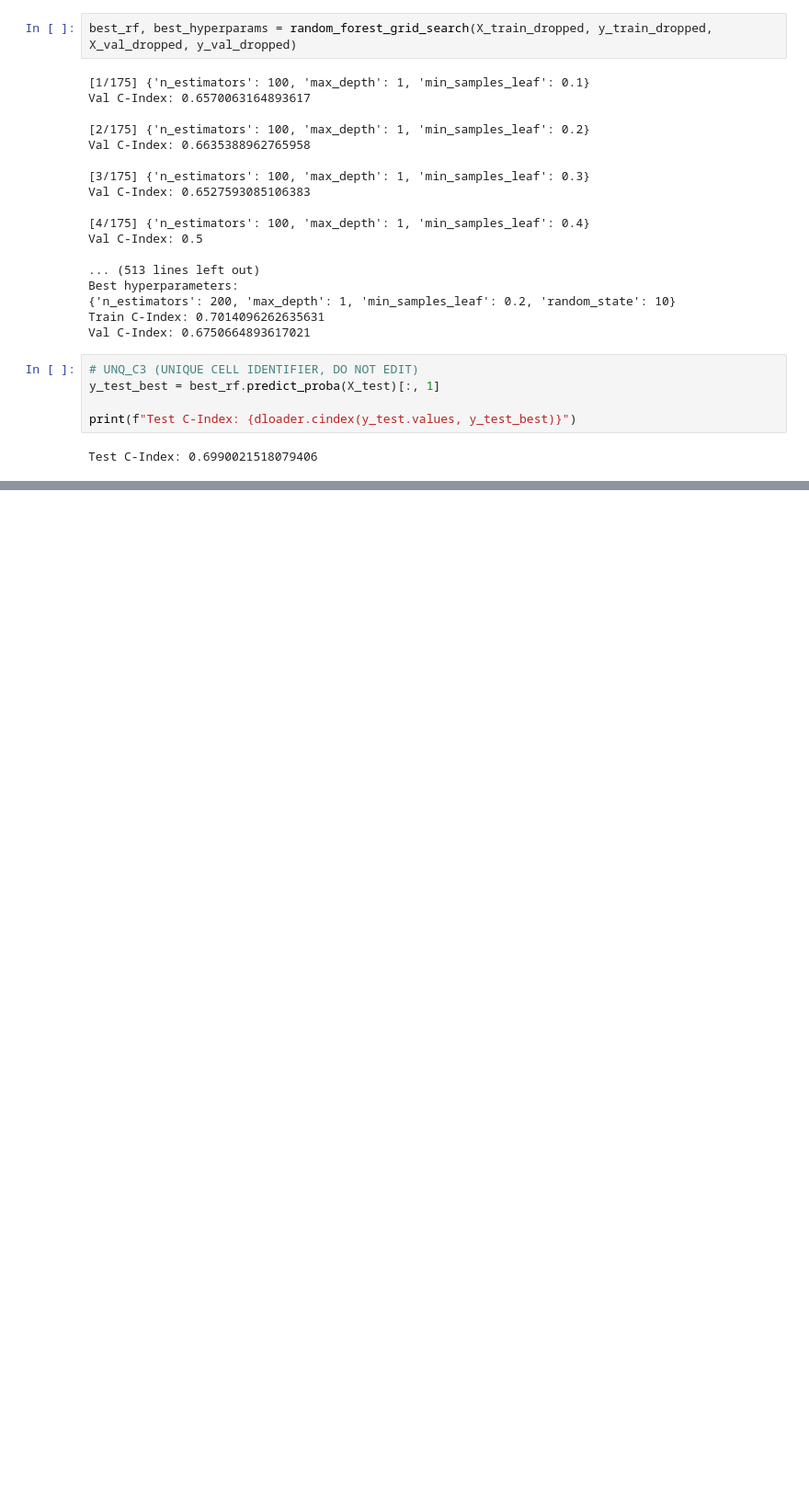
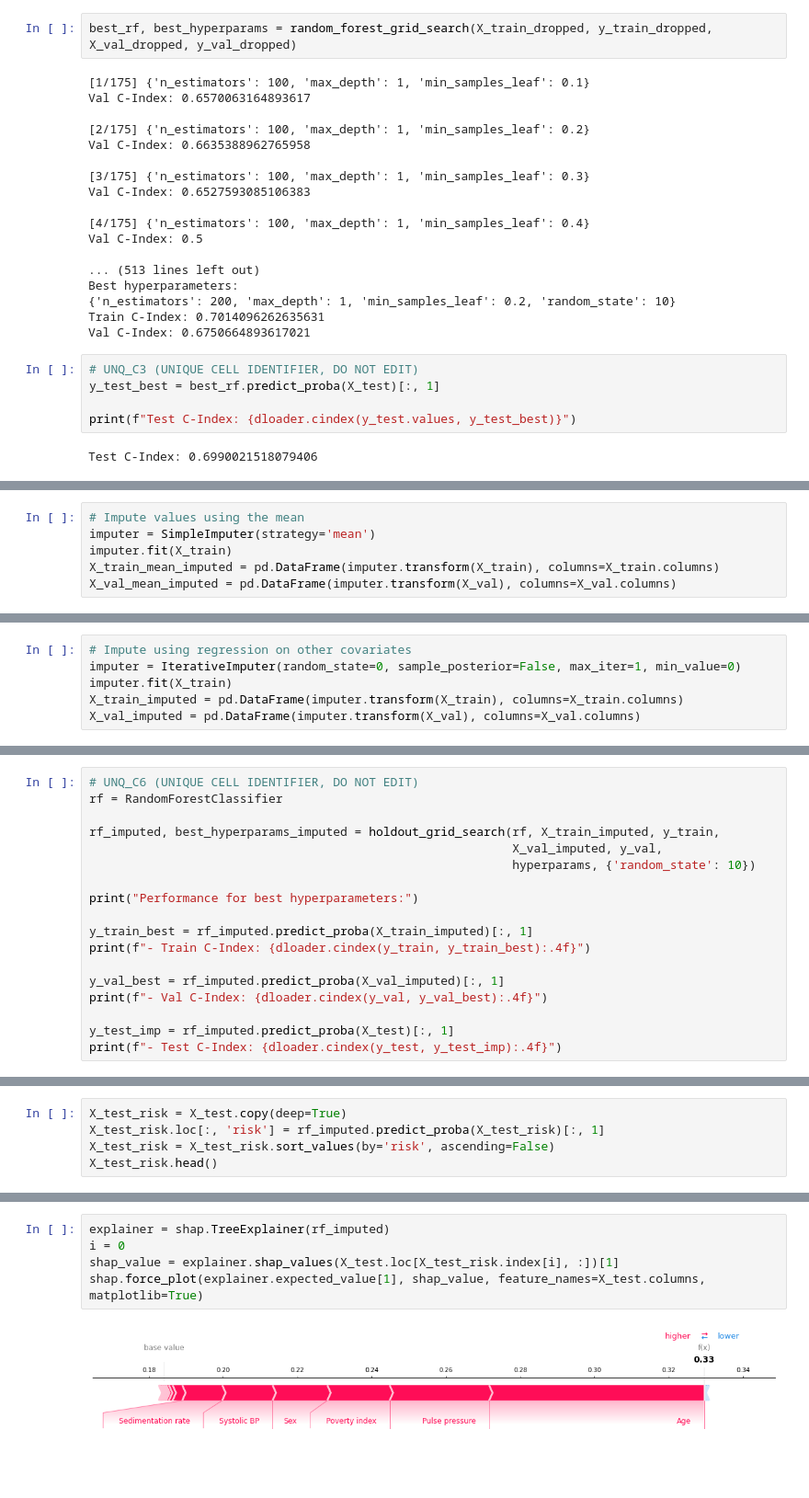
Before and after one commit to siripragadashashank/AI_Medicine_Specialization, a Jupyter notebook: AI_For_Medical_Prognosis/Week2/Risk Modelling using Tree-based Models.ipynb, the cells around one changed output, grey strips where cells are left out. Shown at 92% size. Saved outputs shown, nothing was run; the diff lists cells and outputs as text; blank space fills up the shorter version.

```diff
--- a/AI_For_Medical_Prognosis/Week2/Risk Modelling using Tree-based Models.ipynb
+++ b/AI_For_Medical_Prognosis/Week2/Risk Modelling using Tree-based Models.ipynb
@@ -431,0 +514,6 @@ Test C-Index: 0.6990021518079406
+# %%
+# Impute values using the mean
+imputer = SimpleImputer(strategy='mean')
+imputer.fit(X_train)
+X_train_mean_imputed = pd.DataFrame(imputer.transform(X_train), columns=X_train.columns)
+X_val_mean_imputed = pd.DataFrame(imputer.transform(X_val), columns=X_val.columns)
@@ -431,0 +605,6 @@ Test C-Index: 0.6990021518079406
+# %%
+# Impute using regression on other covariates
+imputer = IterativeImputer(random_state=0, sample_posterior=False, max_iter=1, min_value=0)
+imputer.fit(X_train)
+X_train_imputed = pd.DataFrame(imputer.transform(X_train), columns=X_train.columns)
+X_val_imputed = pd.DataFrame(imputer.transform(X_val), columns=X_val.columns)
@@ -431,0 +642,18 @@ Test C-Index: 0.6990021518079406
+# %%
+# UNQ_C6 (UNIQUE CELL IDENTIFIER, DO NOT EDIT)
+rf = RandomForestClassifier
+
+rf_imputed, best_hyperparams_imputed = holdout_grid_search(rf, X_train_imputed, y_train,
+                                                           X_val_imputed, y_val,
+                                                           hyperparams, {'random_state': 10})
+
+print("Performance for best hyperparameters:")
+
+y_train_best = rf_imputed.predict_proba(X_train_imputed)[:, 1]
+print(f"- Train C-Index: {dloader.cindex(y_train, y_train_best):.4f}")
+
+y_val_best = rf_imputed.predict_proba(X_val_imputed)[:, 1]
+print(f"- Val C-Index: {dloader.cindex(y_val, y_val_best):.4f}")
+
+y_test_imp = rf_imputed.predict_proba(X_test)[:, 1]
+print(f"- Test C-Index: {dloader.cindex(y_test, y_test_imp):.4f}")
@@ -431,0 +718,5 @@ Test C-Index: 0.6990021518079406
+# %%
+X_test_risk = X_test.copy(deep=True)
+X_test_risk.loc[:, 'risk'] = rf_imputed.predict_proba(X_test_risk)[:, 1]
+X_test_risk = X_test_risk.sort_values(by='risk', ascending=False)
+X_test_risk.head()
@@ -431,0 +730,7 @@ Test C-Index: 0.6990021518079406
+# %%
+explainer = shap.TreeExplainer(rf_imputed)
+i = 0
+shap_value = explainer.shap_values(X_test.loc[X_test_risk.index[i], :])[1]
+shap.force_plot(explainer.expected_value[1], shap_value, feature_names=X_test.columns, matplotlib=True)
+# %% [output]
+[figure, added]
```
Also changed, not shown: parts of 28 cells of this notebook.
